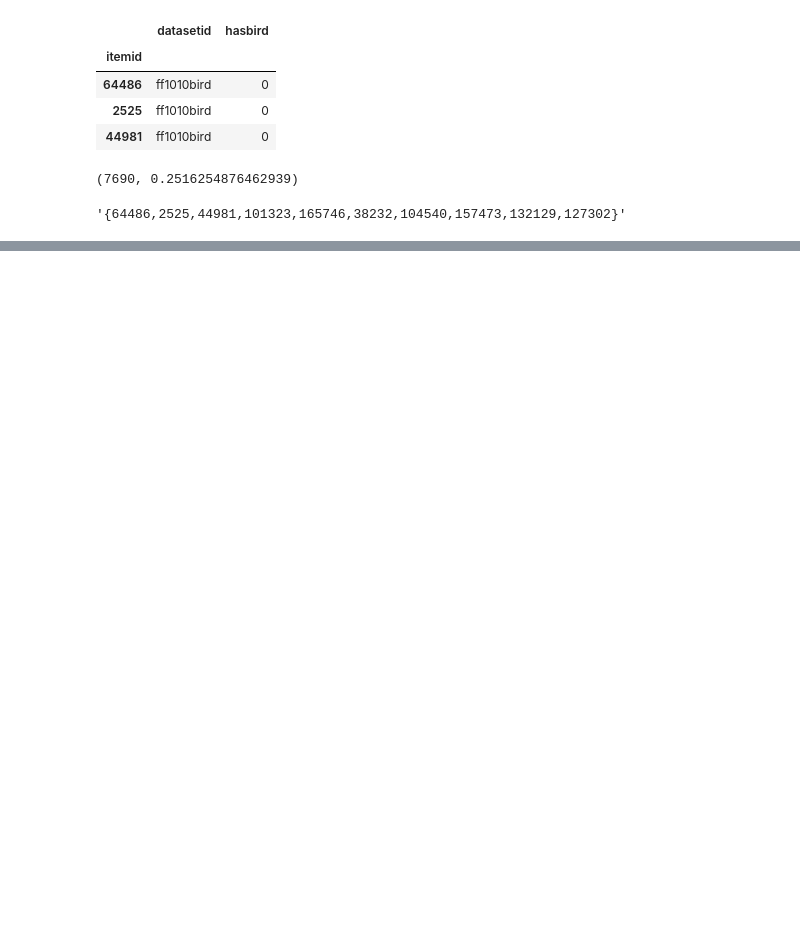
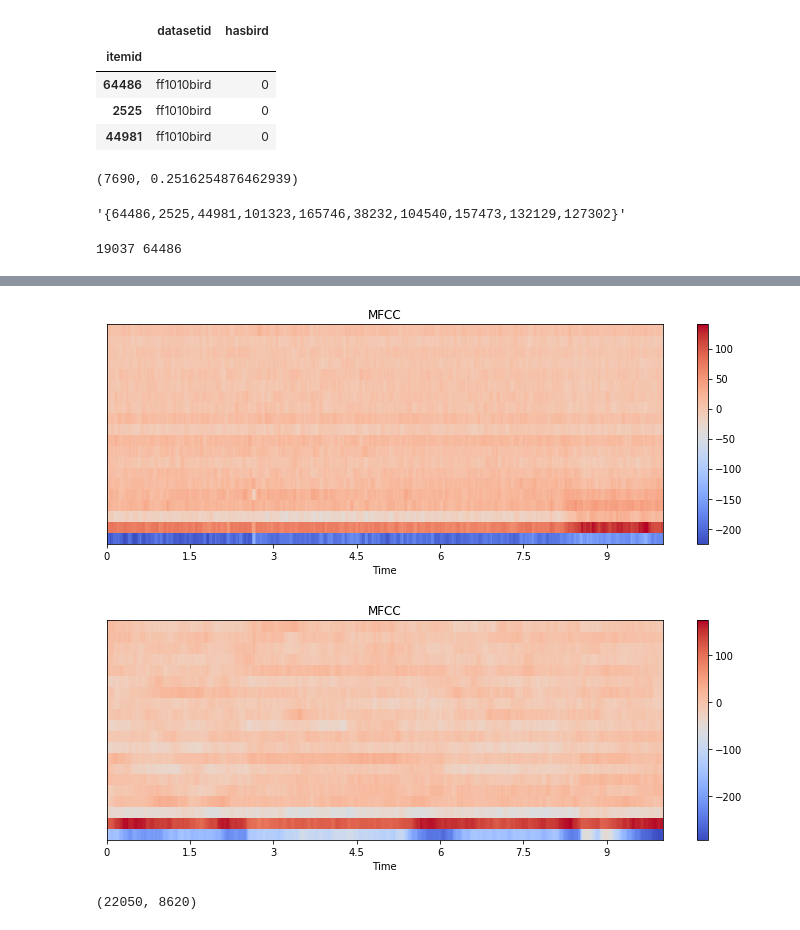
Before and after one commit to jonnor/datascience-master, a Jupyter notebook: dcase2018/Features.ipynb, the cells around one changed output, grey strips where cells are left out. Saved outputs shown, nothing was run; the diff lists cells and outputs as text; code cells hidden in the pictures; blank space fills up the shorter version.

```diff
--- a/dcase2018/Features.ipynb
+++ b/dcase2018/Features.ipynb
@@ -29,9 +33,28 @@ v = neg.index.values
 '{{{}}}'.format(','.join(str(i) for i in v))
 # %% [output]
 '{64486,2525,44981,101323,165746,38232,104540,157473,132129,127302}'
-# %%
-p = 'data/ff1010bird/{}.wav'.format(pos.index.values[0])
-y, sr = librosa.load(p, offset=0)
-
-mfcc = librosa.feature.mfcc(y=y, sr=sr)
-mfcc.shape
+# %%
+def features(wavpath):
+    y, sr = librosa.load(wavpath, offset=0)
+    mfcc = librosa.feature.mfcc(y=y, sr=sr, n_fft=2048, hop_length=512, n_mfcc=20)
+    return mfcc
+
+def plot_mfcc(mfcc):
+    plt.figure(figsize=(10, 4))
+    librosa.display.specshow(mfcc, x_axis='time')
+    plt.colorbar()
+    plt.title('MFCC')
+    plt.tight_layout()
+# %%
+p = pos.index.values[0]
+n = neg.index.values[0]
+print(p, n)
+p = features('data/ff1010bird/{}.wav'.format(p))
+n = features('data/ff1010bird/{}.wav'.format(n))
+
+plot_mfcc(p)
+plot_mfcc(n)
+
+IPython.display.Audio('data/ff1010bird/{}.wav'.format(pos.index.values[0]))
+# %% [output]
+19037 64486
@@ -37,0 +62,6 @@ mfcc.shape
+[figure, added]
+[figure, added]
+# %%
+22050, p.shape[0]*p.shape[1]
+# %% [output]
+(22050, 8620)
```
Also changed, not shown: parts of 2 cells of this notebook, 3 other files.
